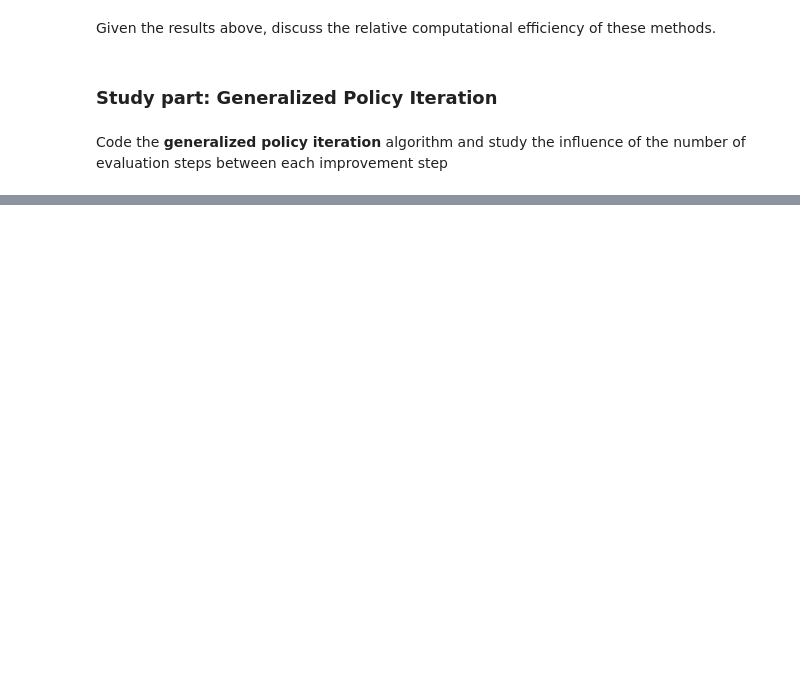
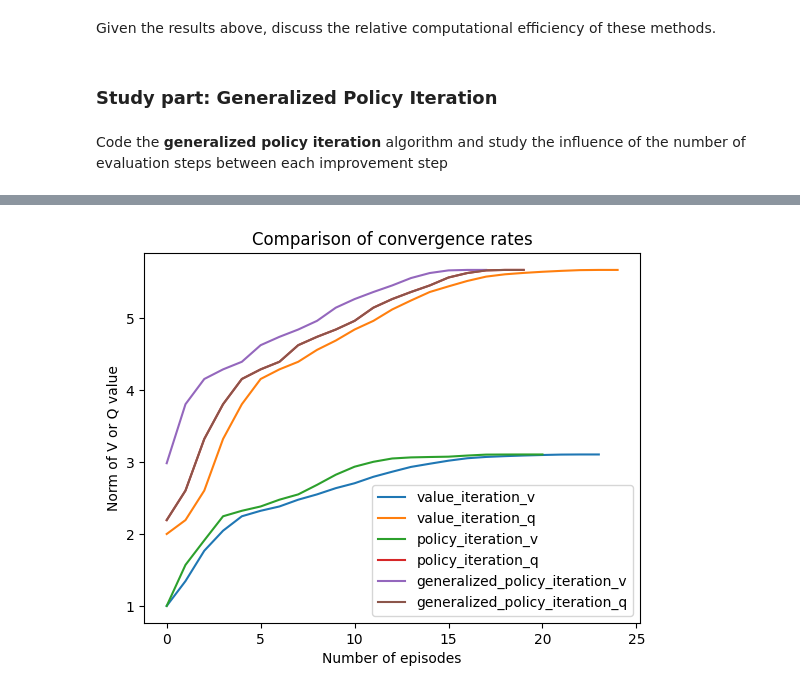
Before and after one commit to manueljmockus/RLD, a Jupyter notebook: TP1/01-dynamic_programming.student.ipynb, the cells around one changed output, grey strips where cells are left out. Drawn from its saved outputs; the diff is of its cells as text; code cells hidden in the pictures; blank space fills up the shorter version.

```diff
--- a/TP1/01-dynamic_programming.student.ipynb
+++ b/TP1/01-dynamic_programming.student.ipynb
@@ -931,3 +759,12 @@ def plot_iterations_updates_vi_pi(iterations, min_size, max_size):
     plt.savefig("comparison_DP9_on_size.png")
     plt.tight_layout()
     plt.show()
+# %%
+
+SIZE = 10
+RATIO = 0.3
+
+env = gym.make("MazeMDP-v0", kwargs={"width": SIZE, "height": SIZE, "ratio": RATIO})
+env.reset()
+env.set_no_agent()
+env.init_draw("The maze")
@@ -933,0 +955,28 @@ def plot_iterations_updates_vi_pi(iterations, min_size, max_size):
+# %%
+# ---- plot learning curves of Q-Learning and Sarsa using epsilon-greedy and softmax -----#
+
+def plot_convergence_vi_pi_generalized(m, render):
+    v, v_list1, v_updates1, v_iterations1 = value_iteration_v(m, render)
+    q, q_list1, q_updates1, q_iterations1 = value_iteration_q(m, render)
+    v, v_list2, v_updates2, v_iterations2 = policy_iteration_v(m, render)
+    q, q_list2, q_updates2, q_iterations2 = policy_iteration_q(m, render)
+    v, v_list3, v_updates3, v_iterations3 = generalized_policy_iteration_q(m, 5, render)
+    q, q_list3, q_updates3, q_iterations3 = generalized_policy_iteration_q(m, 20, render)
+
+    plt.plot(range(len(v_list1)), v_list1, label='value_iteration_v')
+    plt.plot(range(len(q_list1)), q_list1, label='value_iteration_q')
+    plt.plot(range(len(v_list2)), v_list2, label='policy_iteration_v')
+    plt.plot(range(len(q_list2)), q_list2, label='policy_iteration_q')
+    plt.plot(range(len(v_list3)), v_list3, label='generalized_policy_iteration_v')
+    plt.plot(range(len(q_list3)), q_list3, label='generalized_policy_iteration_q')
+
+    plt.xlabel('Number of episodes')
+    plt.ylabel('Norm of V or Q value')
+    plt.legend(loc='best')
+    # plt.savefig("comparison_DP.png")
+    plt.title("Comparison of convergence rates")
+    plt.show()
+# %%
+plot_convergence_vi_pi_generalized(env,False)
+# %% [output]
+[figure, added]
```
Also changed, not shown: parts of 24 cells of this notebook, 21 other files.
